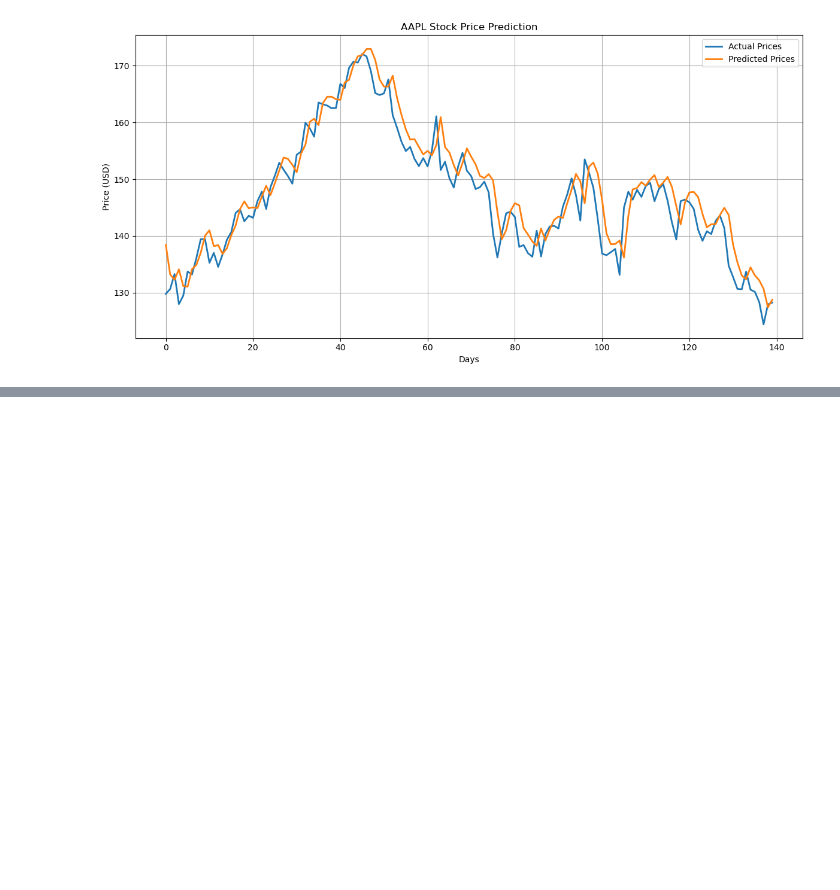
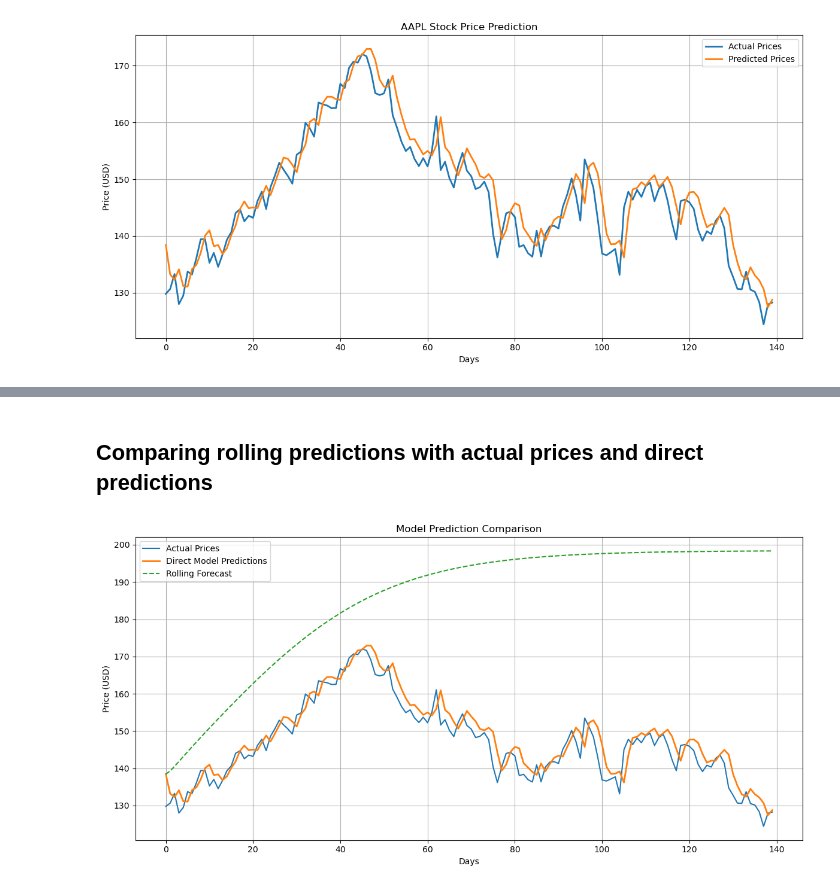
Before and after one commit to wang-h-z/FinSight, a Jupyter notebook: backend/notebook/aapl_lstm_results_plot.ipynb, the cells around one changed output, grey strips where cells are left out. Cells and saved outputs as stored; diff of their text form; code cells hidden in the pictures; blank space fills up the shorter version.

```diff
--- a/backend/notebook/aapl_lstm_results_plot.ipynb
+++ b/backend/notebook/aapl_lstm_results_plot.ipynb
@@ -97,0 +141,31 @@ plt.show()
+# %%
+rolling_preds = []
+input_seq = X_test[0].unsqueeze(0)  # initial 60-day window
+
+for _ in range(len(X_test)):
+    with torch.no_grad():
+        pred = model(input_seq)
+    rolling_preds.append(pred.item())
+
+    # append prediction to window and remove oldest step
+    next_step = pred.reshape(1, 1, 1)
+    next_input = torch.cat((input_seq[:, 1:, :], next_step), dim=1)
+    input_seq = next_input
+
+rolling_preds_np = scaler.inverse_transform(np.array(rolling_preds).reshape(-1, 1))
+# %% [markdown]
+## Comparing rolling predictions with actual prices and direct predictions
+# %%
+plt.figure(figsize=(12, 6))
+plt.plot(actual_np, label='Actual Prices')
+plt.plot(predicted_np, label='Direct Model Predictions', linewidth=2)
+plt.plot(rolling_preds_np, label='Rolling Forecast', linestyle='--')
+plt.title("Model Prediction Comparison")
+plt.xlabel("Days")
+plt.ylabel("Price (USD)")
+plt.legend()
+plt.grid(True)
+plt.tight_layout()
+plt.show()
+# %% [output]
+[figure, added]
```
Also changed, not shown: parts of 8 cells of this notebook, 3 other files.
